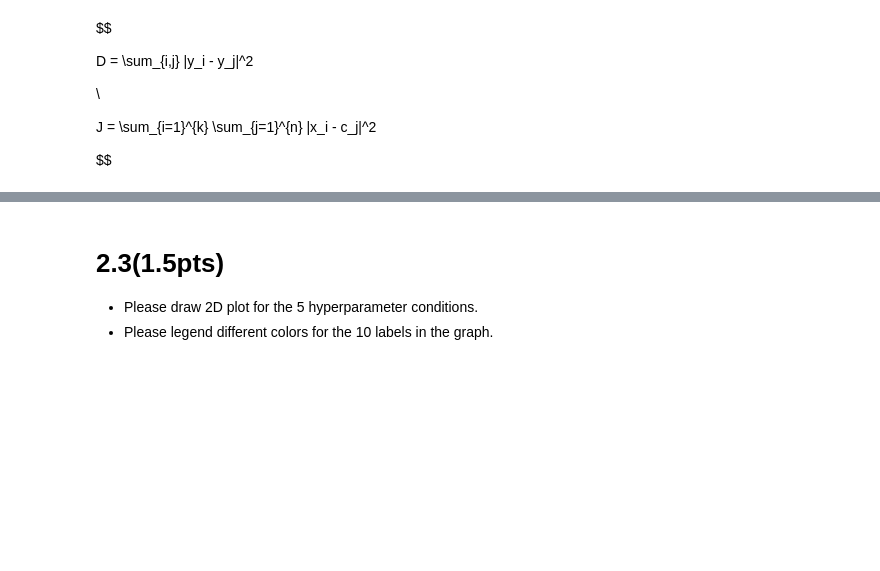
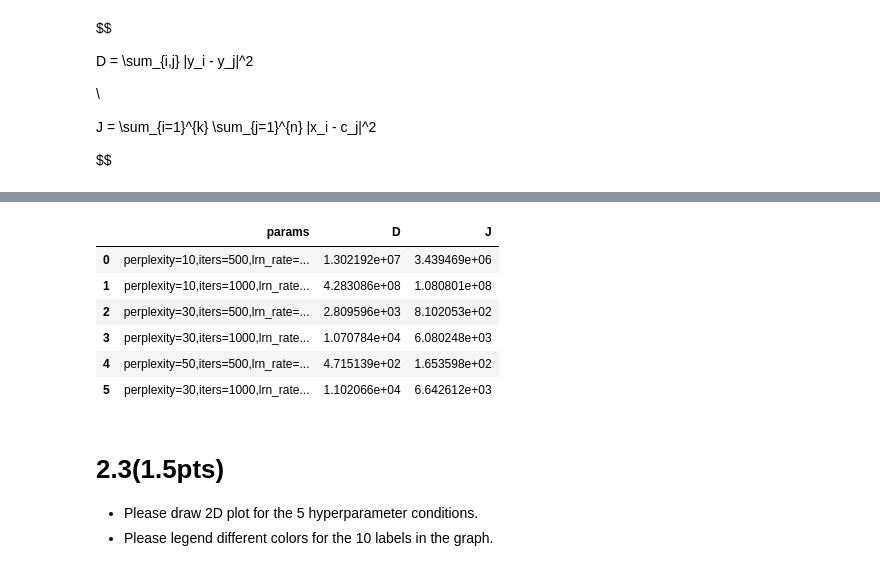
Before and after one commit to anjali-ojha/data-mining, a Jupyter notebook: bonus/tsne.ipynb, the cells around one changed output, grey strips where cells are left out. Drawn from its saved outputs; the diff is of its cells as text; code cells hidden in the pictures; blank space fills up the shorter version.

```diff
--- a/bonus/tsne.ipynb
+++ b/bonus/tsne.ipynb
@@ -337,0 +365,26 @@ $$
+# %%
+hyper_parameters = [
+    {'perplexity': 10, 'learning_rate': 200, 'iterations': 500,  'momentum': 0.5, 'initialization_method': 'random'},
+    {'perplexity': 10, 'learning_rate': 500, 'iterations': 1000, 'momentum': 0.8, 'initialization_method': 'PCA'},
+    {'perplexity': 30, 'learning_rate': 200, 'iterations': 500,  'momentum': 0.5, 'initialization_method': 'random'},
+    {'perplexity': 30, 'learning_rate': 500, 'iterations': 1000, 'momentum': 0.8, 'initialization_method': 'PCA'},
+    {'perplexity': 50, 'learning_rate': 200, 'iterations': 500,  'momentum': 0.5, 'initialization_method': 'random'},
+    {'perplexity': 30, 'learning_rate': 500, 'iterations': 1000, 'momentum': 0.8, 'initialization_method': 'PCA'},
+]
+
+results = []
+n_sample = 100
+X_sample = X[:n_sample:, ]
+y_sample = y[:n_sample]
+for i, params in enumerate(hyper_parameters):
+    print(f"Running Condition {i + 1}: {params}")
+
+    tsne = TSNE(perplexity=params['perplexity'], iterations=params['iterations'], learning_rate=params['learning_rate'],)
+    embeddings, Y = tsne.fit(X_sample)
+    centroids = compute_centroids(embeddings, y_sample)
+    D = compute_centroid_distance(centroids)
+    J = compute_objective_function(embeddings, y_sample, centroids)
+    results.append({'D': D, 'J': J, 'tsne': tsne, "centroids": centroids, "embeddings": embeddings,
+                    'params': tsne._params()})
+
+    print(f"Condition {i + 1}: D = {D:.4f}, J = {J:.4f}")
@@ -338,3 +524,14 @@ $$
+# %%
+results_df = pd.DataFrame.from_dict(results)
+results_df[["params", "D", "J"]].head(10)
+# %% [output]
+|  | params | D | J |
+| 0 | perplexity=10,iters=500,lrn_rate=... | 1.302192e+07 | 3.439469e+06 |
+| 1 | perplexity=10,iters=1000,lrn_rate... | 4.283086e+08 | 1.080801e+08 |
+| 2 | perplexity=30,iters=500,lrn_rate=... | 2.809596e+03 | 8.102053e+02 |
+| 3 | perplexity=30,iters=1000,lrn_rate... | 1.070784e+04 | 6.080248e+03 |
+| 4 | perplexity=50,iters=500,lrn_rate=... | 4.715139e+02 | 1.653598e+02 |
+| 5 | perplexity=30,iters=1000,lrn_rate... | 1.102066e+04 | 6.642612e+03 |
 # %% [markdown]
 # 2.3(1.5pts)
 
```
Also changed, not shown: parts of 7 cells of this notebook.
